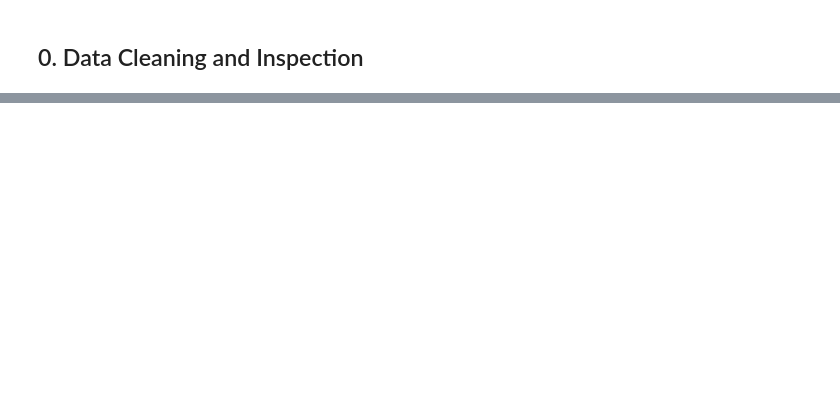
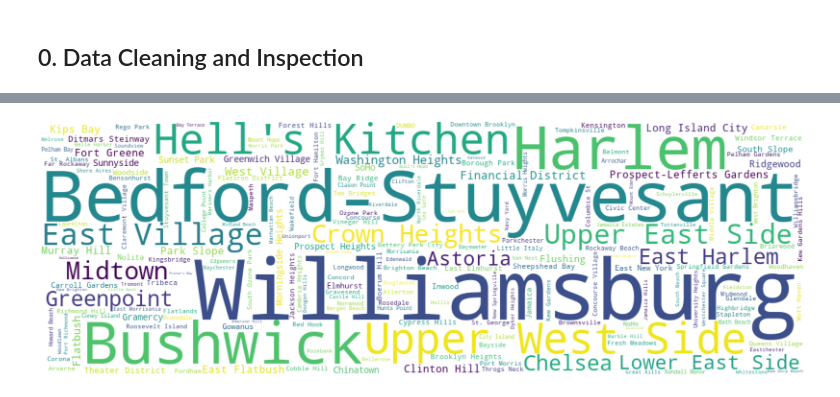
Before and after one commit to chenby04/NYC-Airbnb-Hosting-Strategy, a Jupyter notebook: NYC_Airbnb_Hosting_Strategy.ipynb, the cells around one changed output, grey strips where cells are left out. Saved outputs shown, nothing was run; the diff lists cells and outputs as text; code cells hidden in the pictures; blank space fills up the shorter version.

```diff
--- a/NYC_Airbnb_Hosting_Strategy.ipynb
+++ b/NYC_Airbnb_Hosting_Strategy.ipynb
@@ -317,0 +223,19 @@ nltk.download(['punkt', 'wordnet','averaged_perceptron_tagger','stopwords'])
+# %%
+# a frequency-based word cloud of neighbourhoods
+neighbourhood_dict = dict(df['neighbourhood'].value_counts().apply(lambda x:int(x)))
+fullTermsDict = multidict.MultiDict()
+for key in neighbourhood_dict:
+    fullTermsDict.add(key, neighbourhood_dict[key])
+
+plt.figure(figsize = (36,12))
+neighbourhood_dict = df['neighbourhood'].value_counts
+wordcloud = WordCloud(
+                          background_color='white',
+                          width=1200,
+                          height=400
+                         ).generate_from_frequencies(fullTermsDict)
+plt.imshow(wordcloud)
+plt.axis('off')
+plt.savefig('images/WordCloud.png', bbox_inches = 'tight');
+# %% [output]
+[figure, added]
```
Also changed, not shown: parts of 64 cells of this notebook, 12 other files.
